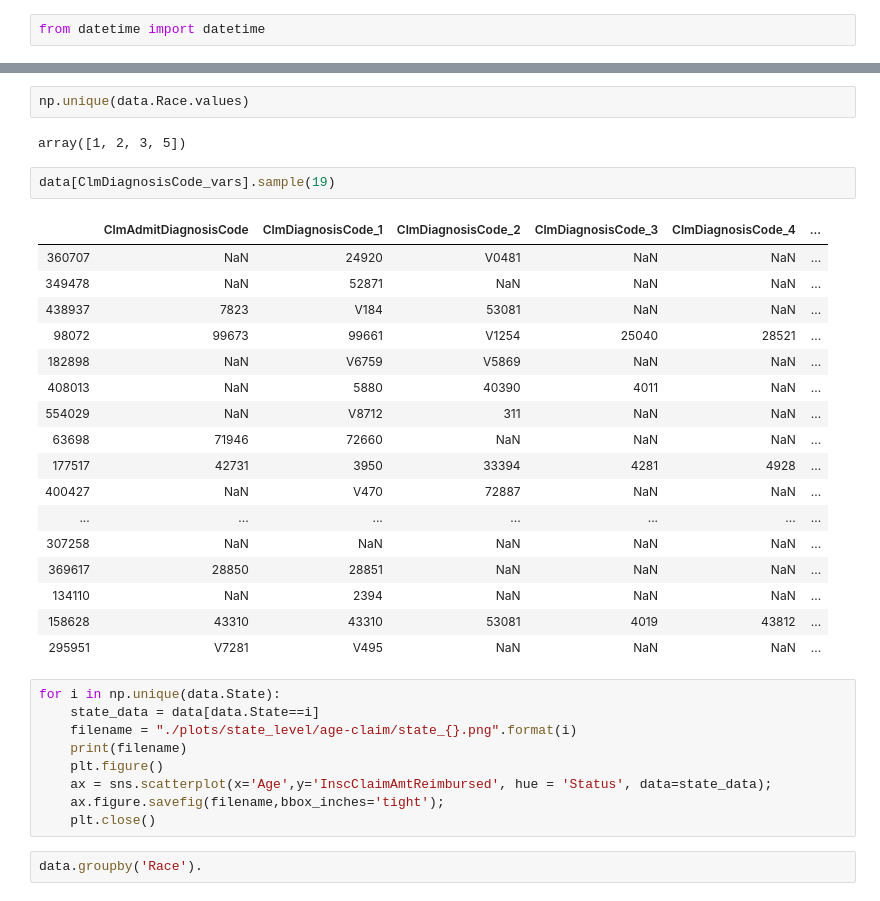
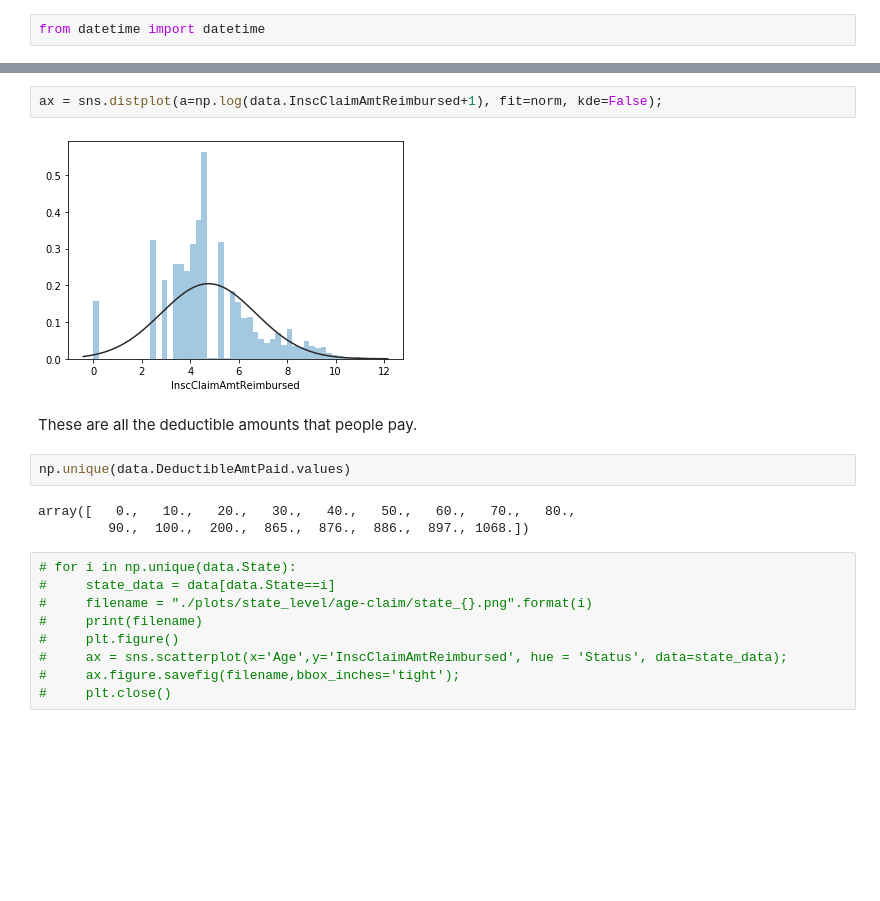
Before and after one commit to DebLeong/HealthCareCapstone, a Jupyter notebook: sam/EDA.ipynb, the cells around one changed output, grey strips where cells are left out. Cells and saved outputs as stored; diff of their text form; blank space fills up the shorter version.

```diff
--- a/sam/EDA.ipynb
+++ b/sam/EDA.ipynb
@@ -196,35 +262,20 @@ sns.distplot(data.DeductibleAmtPaid)
+# %%
+ax = sns.distplot(a=np.log(data.InscClaimAmtReimbursed+1), fit=norm, kde=False);
+# %% [output]
+[figure, added]
+# %% [markdown]
+These are all the deductible amounts that people pay.
 # %%
-np.unique(data.Race.values)
+np.unique(data.DeductibleAmtPaid.values)
 # %% [output]
-array([1, 2, 3, 5])
+array([   0.,   10.,   20.,   30.,   40.,   50.,   60.,   70.,   80.,
+         90.,  100.,  200.,  865.,  876.,  886.,  897., 1068.])
-# %%
-data[ClmDiagnosisCode_vars].sample(19)
-# %% [output]
-|  | ClmAdmitDiagnosisCode | ClmDiagnosisCode_1 | ClmDiagnosisCode_2 | ClmDiagnosisCode_3 | ClmDiagnosisCode_4 | ... |
-| 360707 | NaN | 24920 | V0481 | NaN | NaN | ... |
-| 349478 | NaN | 52871 | NaN | NaN | NaN | ... |
-| 438937 | 7823 | V184 | 53081 | NaN | NaN | ... |
-| 98072 | 99673 | 99661 | V1254 | 25040 | 28521 | ... |
-| 182898 | NaN | V6759 | V5869 | NaN | NaN | ... |
-| 408013 | NaN | 5880 | 40390 | 4011 | NaN | ... |
-| 554029 | NaN | V8712 | 311 | NaN | NaN | ... |
-| 63698 | 71946 | 72660 | NaN | NaN | NaN | ... |
-| 177517 | 42731 | 3950 | 33394 | 4281 | 4928 | ... |
-| 400427 | NaN | V470 | 72887 | NaN | NaN | ... |
-| ... | ... | ... | ... | ... | ... | ... |
-| 307258 | NaN | NaN | NaN | NaN | NaN | ... |
-| 369617 | 28850 | 28851 | NaN | NaN | NaN | ... |
-| 134110 | NaN | 2394 | NaN | NaN | NaN | ... |
-| 158628 | 43310 | 43310 | 53081 | 4019 | 43812 | ... |
-| 295951 | V7281 | V495 | NaN | NaN | NaN | ... |
 # %%
-for i in np.unique(data.State):
-    state_data = data[data.State==i]
-    filename = "./plots/state_level/age-claim/state_{}.png".format(i)
-    print(filename)
-    plt.figure()
-    ax = sns.scatterplot(x='Age',y='InscClaimAmtReimbursed', hue = 'Status', data=state_data);
-    ax.figure.savefig(filename,bbox_inches='tight');
-    plt.close()
+# for i in np.unique(data.State):
+#     state_data = data[data.State==i]
+#     filename = "./plots/state_level/age-claim/state_{}.png".format(i)
+#     print(filename)
+#     plt.figure()
+#     ax = sns.scatterplot(x='Age',y='InscClaimAmtReimbursed', hue = 'Status', data=state_data);
+#     ax.figure.savefig(filename,bbox_inches='tight');
+#     plt.close()
-# %%
-data.groupby('Race').
```
Also changed, not shown: parts of 39 cells of this notebook, 5 other files.
